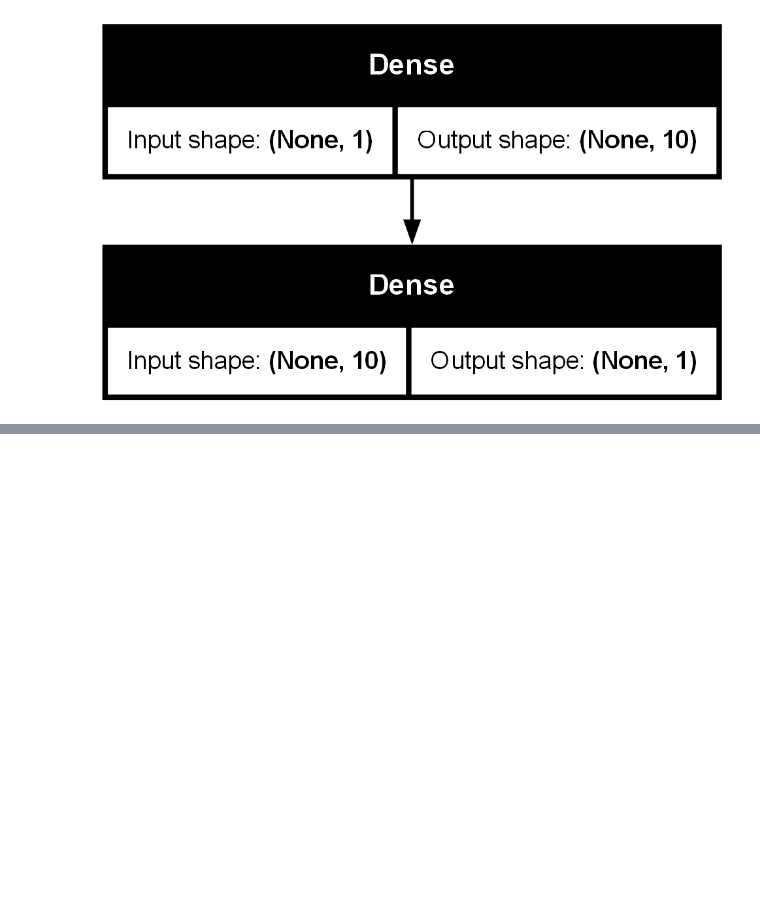
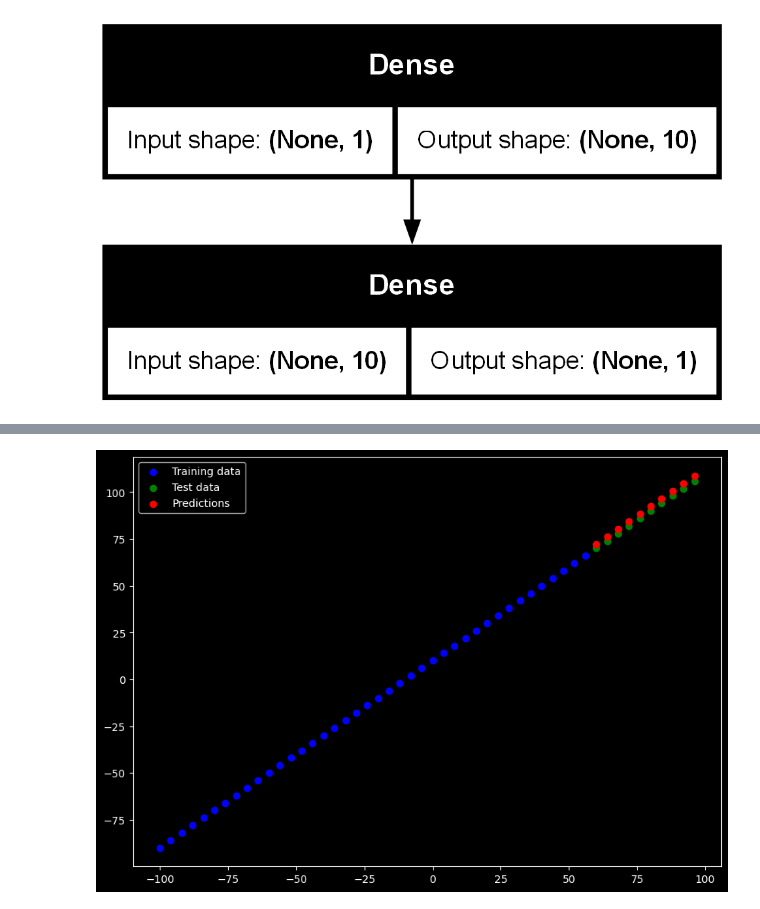
Before and after one commit to MERT-CKR/ZTM-Tensorflow-Course, a Jupyter notebook: 01 Neural network regression with TensorFlow/neural_network_regression.ipynb, the cells around one changed output, grey strips where cells are left out. Cells and saved outputs as stored; diff of their text form; code cells hidden in the pictures; blank space fills up the shorter version.

```diff
--- a/01 Neural network regression with TensorFlow/neural_network_regression.ipynb
+++ b/01 Neural network regression with TensorFlow/neural_network_regression.ipynb
@@ -422,0 +541,3 @@ plot_model(model=model, show_shapes=True)
+# %%
+y_pred = model.predict(y_test)
+y_pred
@@ -422,0 +564,4 @@ plot_model(model=model, show_shapes=True)
+# %%
+plot_predictions(X_train, y_train, X_test, y_test, y_pred)
+# %% [output]
+[figure, added]
```
Also changed, not shown: parts of 22 cells of this notebook.
